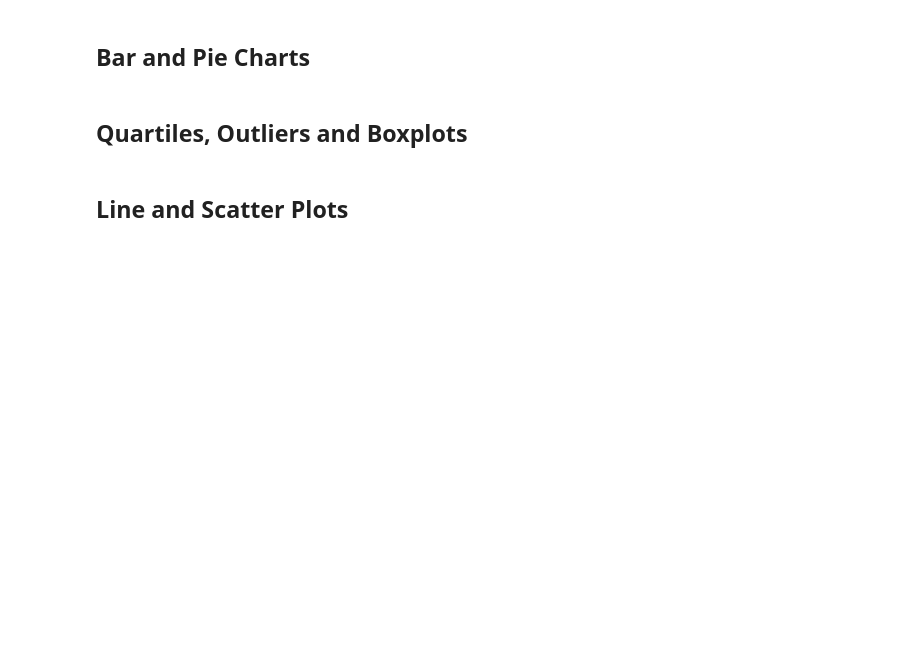
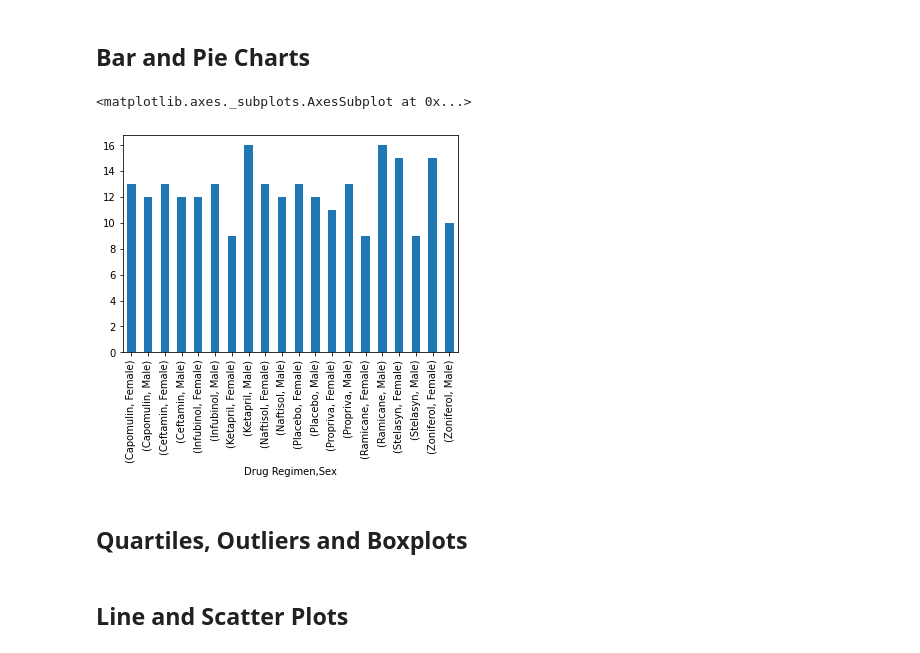
Before and after one commit to BrianDouglas/matplotlib-challenge, a Jupyter notebook: pymaceuticals_starter.ipynb, the cells around one changed output. Saved outputs shown, nothing was run; the diff lists cells and outputs as text; code cells hidden in the pictures; blank space fills up the shorter version.

```diff
--- a/pymaceuticals_starter.ipynb
+++ b/pymaceuticals_starter.ipynb
@@ -112,6 +110,11 @@ num_mice
 ## Bar and Pie Charts
 # %%
 # Generate a bar plot showing the total number of unique mice tested on each drug regimen using pandas.
+sex_group = clean_df.groupby(["Drug Regimen","Sex"])
+sex_group["Mouse ID"].nunique().plot(kind="bar")
+# %% [output]
+<matplotlib.axes._subplots.AxesSubplot at 0x...>
+[figure, added]
 # %%
 # Generate a bar plot showing the total number of unique mice tested on each drug regimen using pyplot.
 # %%
```
Also changed, not shown: parts of 3 cells of this notebook.
